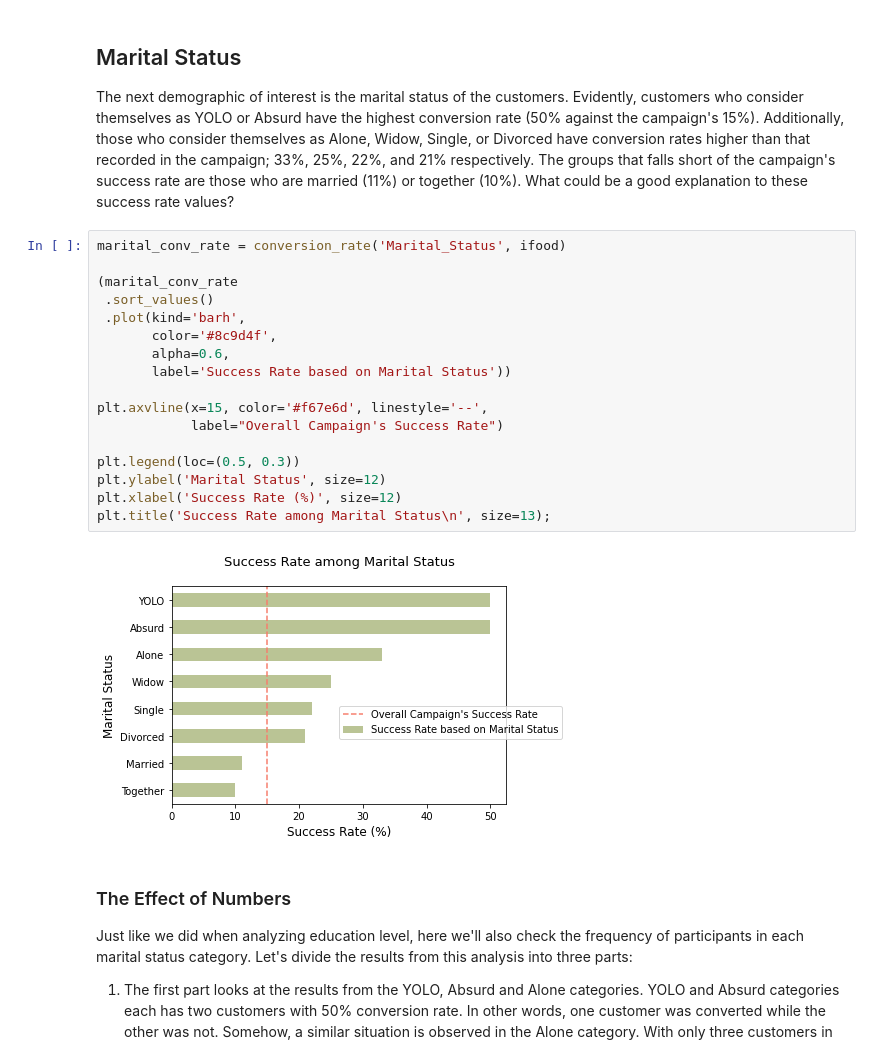
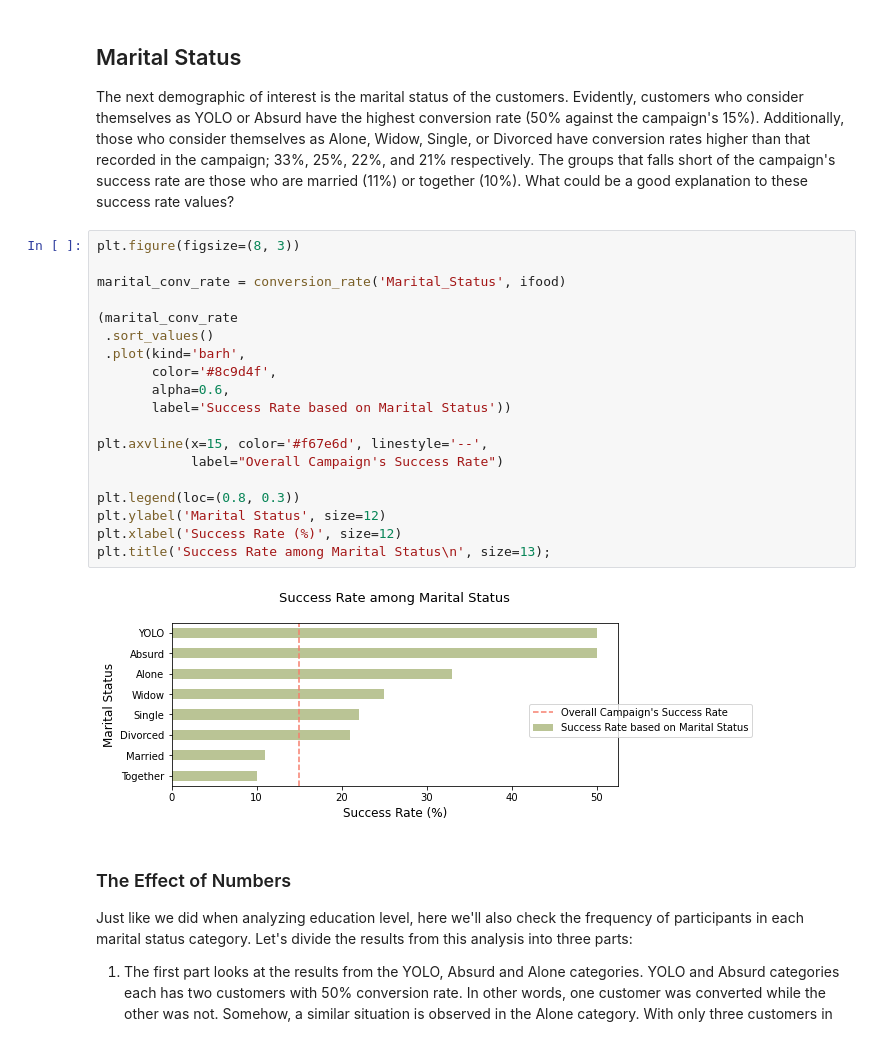
Before and after one commit to Demiga-g/iFood-Marketing-Analysis, a Jupyter notebook: iFood Marketing Analysis.ipynb, the cells around one changed output. Saved outputs shown, nothing was run; the diff lists cells and outputs as text.

```diff
--- a/iFood Marketing Analysis.ipynb
+++ b/iFood Marketing Analysis.ipynb
@@ -220,24 +263,26 @@ Anyway, before proceeding to another demographic factor, it is interesting to no
 
 The next demographic of interest is the marital status of the customers. Evidently, customers who consider themselves as YOLO or Absurd have the highest conversion rate (50% against the campaign's 15%). Additionally, those who consider themselves as Alone, Widow, Single, or Divorced have conversion rates higher than that recorded in the campaign; 33%, 25%, 22%, and 21% respectively. The groups that falls short of the campaign's success rate are those who are married (11%) or together (10%). What could be a good explanation to these success rate values?
 # %%
+plt.figure(figsize=(8, 3))
+
 marital_conv_rate = conversion_rate('Marital_Status', ifood)
 
 (marital_conv_rate
  .sort_values()
  .plot(kind='barh',
        color='#8c9d4f',
        alpha=0.6,
        label='Success Rate based on Marital Status'))
 
 plt.axvline(x=15, color='#f67e6d', linestyle='--',
             label="Overall Campaign's Success Rate")
 
-plt.legend(loc=(0.5, 0.3))
+plt.legend(loc=(0.8, 0.3))
 plt.ylabel('Marital Status', size=12)
 plt.xlabel('Success Rate (%)', size=12)
 plt.title('Success Rate among Marital Status\n', size=13);
 # %% [output]
-[figure, old version]
+[figure, new version]
 # %% [markdown]
 ### The Effect of Numbers
 
```
Also changed, not shown: parts of 72 cells of this notebook.
